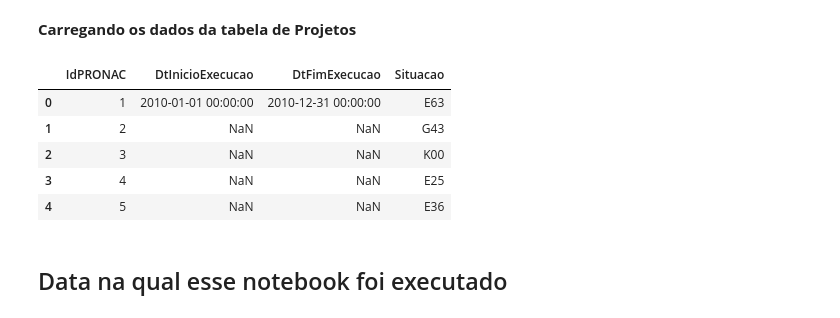
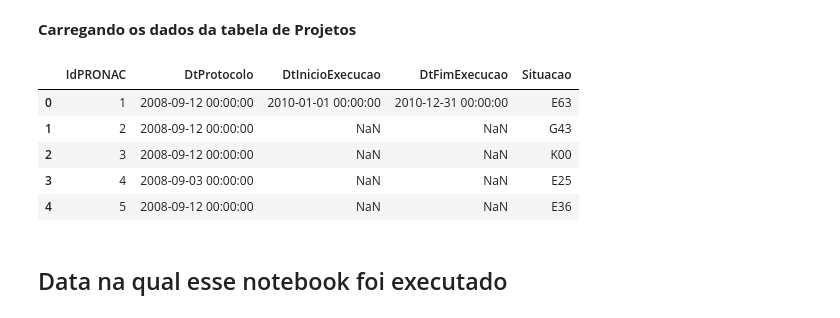
Before and after one commit to lappis-unb/salic-ml, a Jupyter notebook: notebooks/exploratory/project_stage_on_pipeline-v0.1.ipynb, the cells around one changed output. Cells and saved outputs as stored; diff of their text form; code cells hidden in the pictures.

```diff
--- a/notebooks/exploratory/project_stage_on_pipeline-v0.1.ipynb
+++ b/notebooks/exploratory/project_stage_on_pipeline-v0.1.ipynb
@@ -38,20 +38,20 @@ DATA_FOLDER = os.path.join(PROJECT_ROOT, 'data', 'raw')
 # %% [markdown]
 **Carregando os dados da tabela de Projetos**
 # %%
-cols = ['IdPRONAC', 'DtInicioExecucao', 'DtFimExecucao', 'Situacao']
+cols = ['IdPRONAC', 'DtProtocolo', 'DtInicioExecucao', 'DtFimExecucao', 'Situacao']
 projects_csv = os.path.join(DATA_FOLDER, 'projetos.csv')
 
 projects = Projects(projects_csv)
 
 df_projects = projects.data_frame.filter(items = cols)
 display(df_projects.head())
 # %% [output]
-|  | IdPRONAC | DtInicioExecucao | DtFimExecucao | Situacao |
-| 0 | 1 | 2010-01-01 00:00:00 | 2010-12-31 00:00:00 | E63 |
-| 1 | 2 | NaN | NaN | G43 |
-| 2 | 3 | NaN | NaN | K00 |
-| 3 | 4 | NaN | NaN | E25 |
-| 4 | 5 | NaN | NaN | E36 |
+|  | IdPRONAC | DtProtocolo | DtInicioExecucao | DtFimExecucao | Situacao |
+| 0 | 1 | 2008-09-12 00:00:00 | 2010-01-01 00:00:00 | 2010-12-31 00:00:00 | E63 |
+| 1 | 2 | 2008-09-12 00:00:00 | NaN | NaN | G43 |
+| 2 | 3 | 2008-09-12 00:00:00 | NaN | NaN | K00 |
+| 3 | 4 | 2008-09-03 00:00:00 | NaN | NaN | E25 |
+| 4 | 5 | 2008-09-12 00:00:00 | NaN | NaN | E36 |
 # %% [markdown]
 ## Data na qual esse notebook foi executado
 # %%
```
Also changed, not shown: parts of 24 cells of this notebook.
